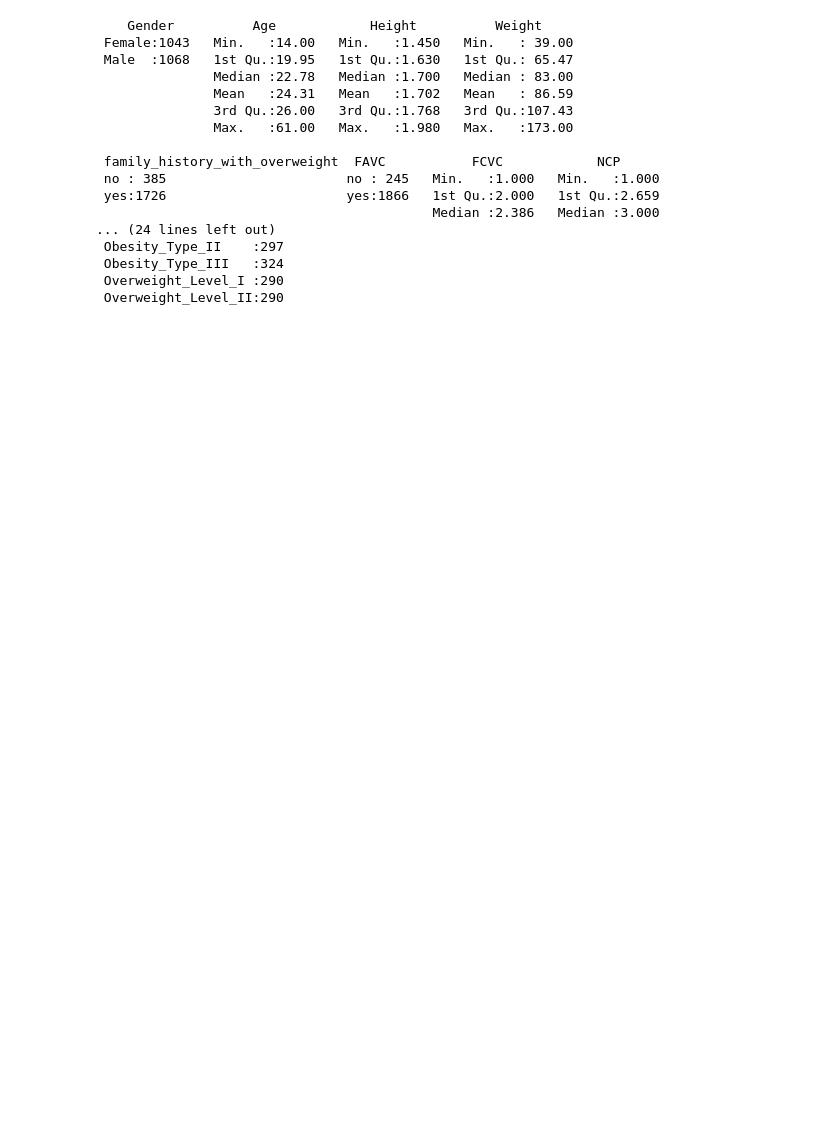
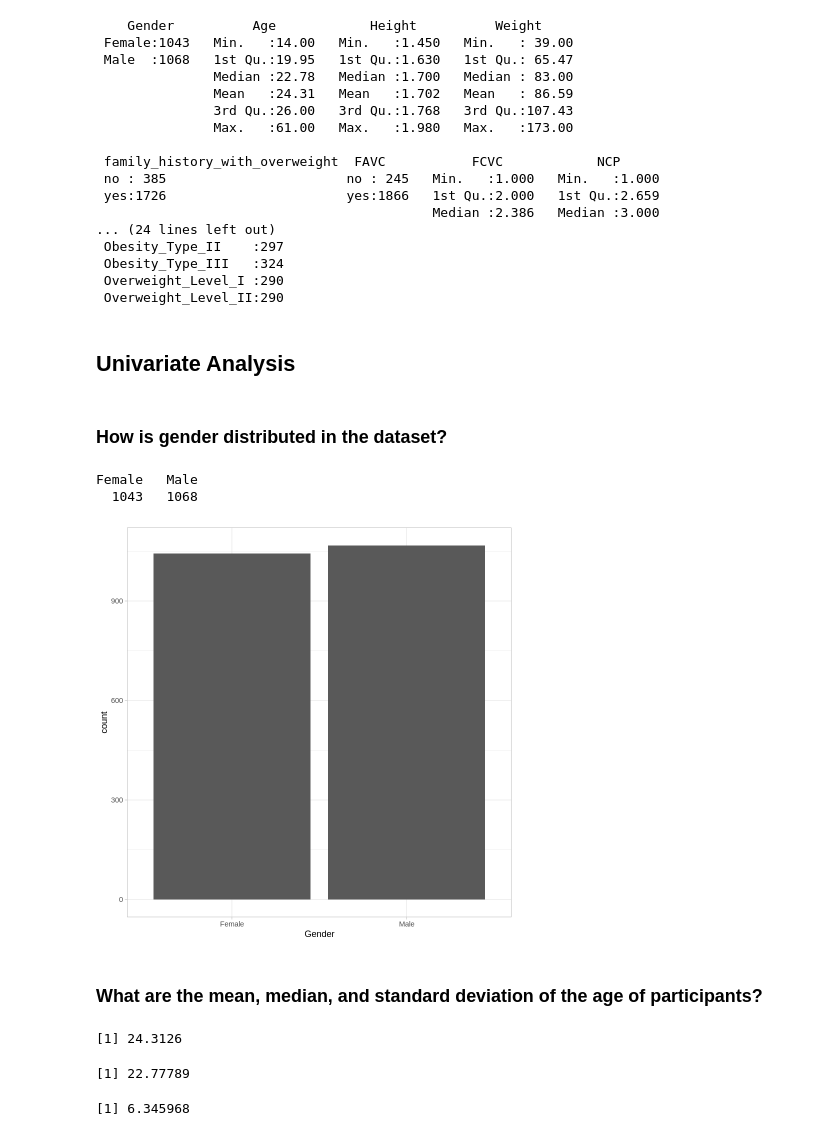
Before and after one commit to ahmedmoustafa/datasets, a Jupyter notebook: obesity/obesity_r_notebook.ipynb, the cells around one changed output. Drawn from its saved outputs; the diff is of its cells as text; code cells hidden in the pictures; blank space fills up the shorter version.

```diff
--- a/obesity/obesity_r_notebook.ipynb
+++ b/obesity/obesity_r_notebook.ipynb
@@ -4,0 +7,4 @@
+# %%
+if (!require("ggplot2")) install.package("ggplot2")
+library(ggplot2)
+theme_set(theme_light()) # Set the default ggplot theme to the light theme
@@ -35,3 +47,31 @@ summary(df)
  Obesity_Type_III   :324
  Overweight_Level_I :290
  Overweight_Level_II:290
+# %% [markdown]
+## Univariate Analysis
+# %% [markdown]
+### How is gender distributed in the dataset?
+# %%
+table(df$Gender)
+# %% [output]
+Female   Male
+  1043   1068
+# %%
+ggplot(df) +
+  geom_bar(aes(x = Gender))
+# %% [output]
+[figure, added]
+# %% [markdown]
+### What are the mean, median, and standard deviation of the age of participants?
+# %%
+mean(df$Age)
+# %% [output]
+[1] 24.3126
+# %%
+median(df$Age)
+# %% [output]
+[1] 22.77789
+# %%
+sd(df$Age)
+# %% [output]
+[1] 6.345968
```
Also changed, not shown: parts of 54 cells of this notebook.
